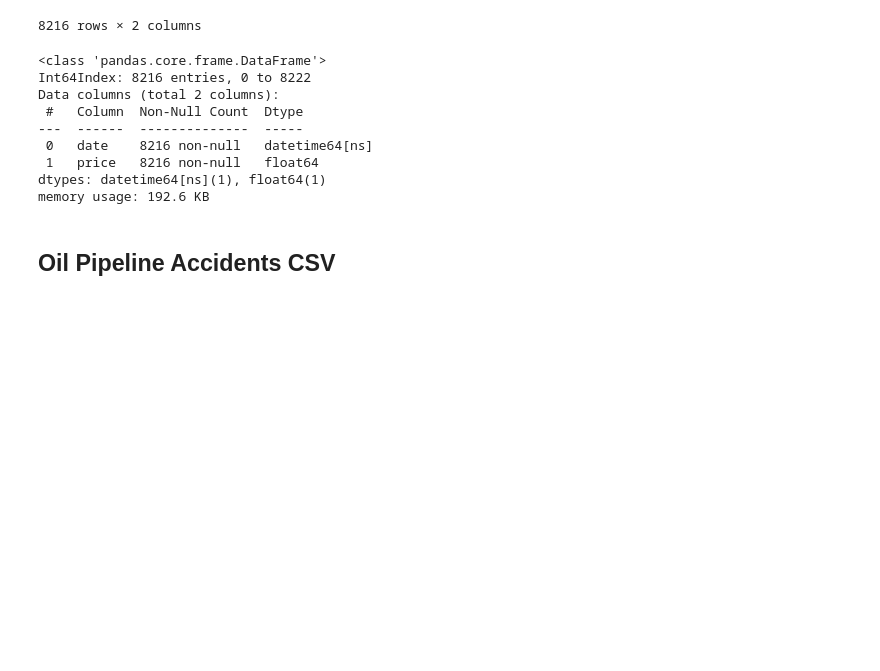
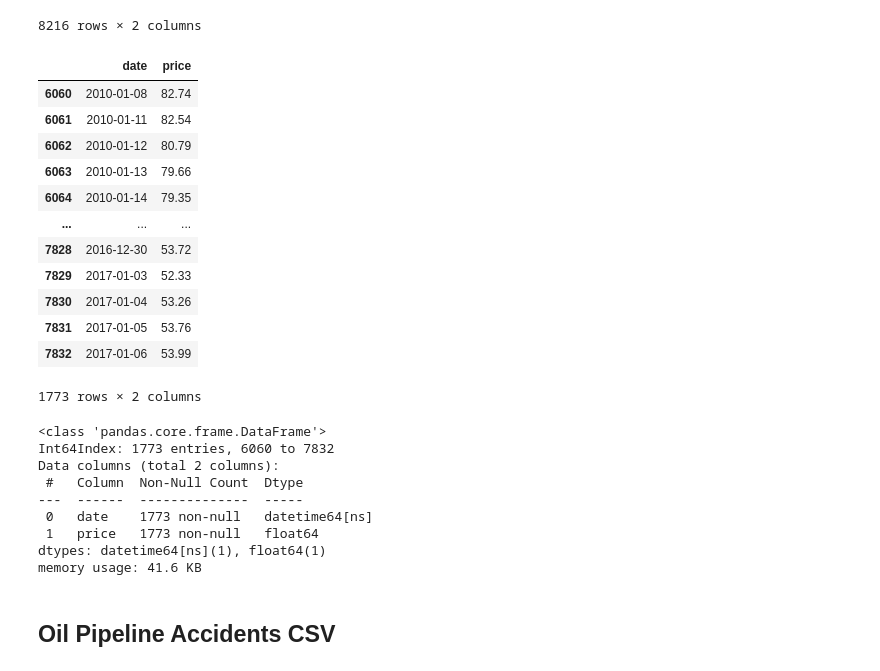
Before and after one commit to KirstieMcCown/ETL-Project, a Jupyter notebook: oil.ipynb, the cells around one changed output. Saved outputs shown, nothing was run; the diff lists cells and outputs as text; code cells hidden in the pictures; blank space fills up the shorter version.

```diff
--- a/oil.ipynb
+++ b/oil.ipynb
@@ -57,18 +57,36 @@ cleaned_oil
 | 8221 | 2018-07-06 | 73.78 |
 | 8222 | 2018-07-09 | 73.93 |
 8216 rows × 2 columns
+# %%
+# Drop all rows that aren't the same dates as what is in the accidents dataframe
+cleaned_oil = cleaned_oil.loc[(cleaned_oil["date"] >= min_date) & (cleaned_oil["date"] <= max_date)]
+cleaned_oil
+# %% [output]
+|  | date | price |
+| 6060 | 2010-01-08 | 82.74 |
+| 6061 | 2010-01-11 | 82.54 |
+| 6062 | 2010-01-12 | 80.79 |
+| 6063 | 2010-01-13 | 79.66 |
+| 6064 | 2010-01-14 | 79.35 |
+| ... | ... | ... |
+| 7828 | 2016-12-30 | 53.72 |
+| 7829 | 2017-01-03 | 52.33 |
+| 7830 | 2017-01-04 | 53.26 |
+| 7831 | 2017-01-05 | 53.76 |
+| 7832 | 2017-01-06 | 53.99 |
+1773 rows × 2 columns
 # %%
 cleaned_oil.info()
 # %% [output]
 <class 'pandas.core.frame.DataFrame'>
-Int64Index: 8216 entries, 0 to 8222
+Int64Index: 1773 entries, 6060 to 7832
 Data columns (total 2 columns):
  #   Column  Non-Null Count  Dtype
 ---  ------  --------------  -----
- 0   date    8216 non-null   datetime64[ns]
- 1   price   8216 non-null   float64
+ 0   date    1773 non-null   datetime64[ns]
+ 1   price   1773 non-null   float64
 dtypes: datetime64[ns](1), float64(1)
-memory usage: 192.6 KB
+memory usage: 41.6 KB
 # %% [markdown]
 ## Oil Pipeline Accidents CSV
 # %%
```
Also changed, not shown: parts of 1 cell of this notebook.
